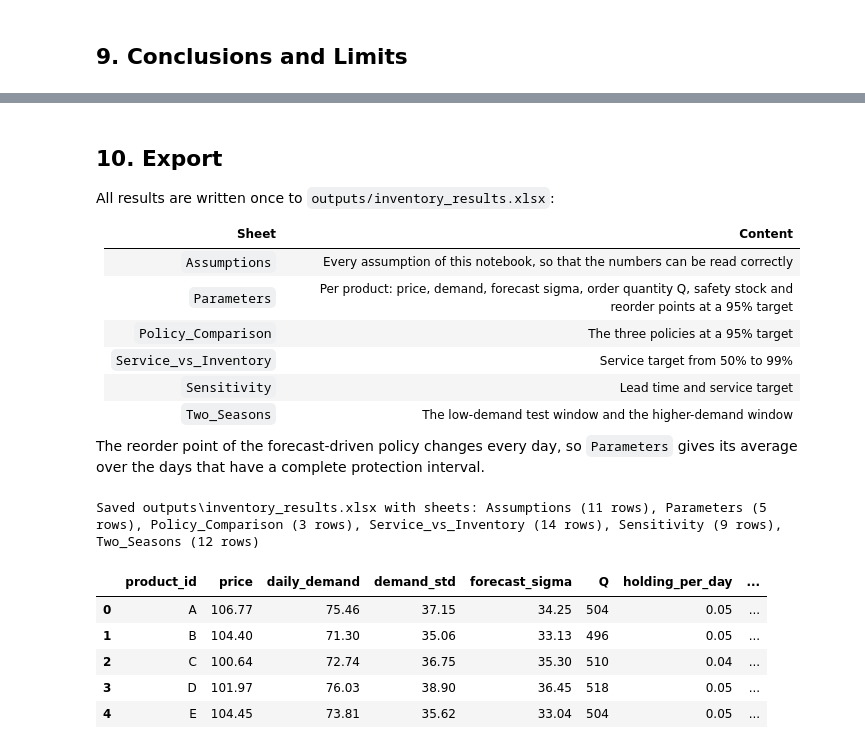
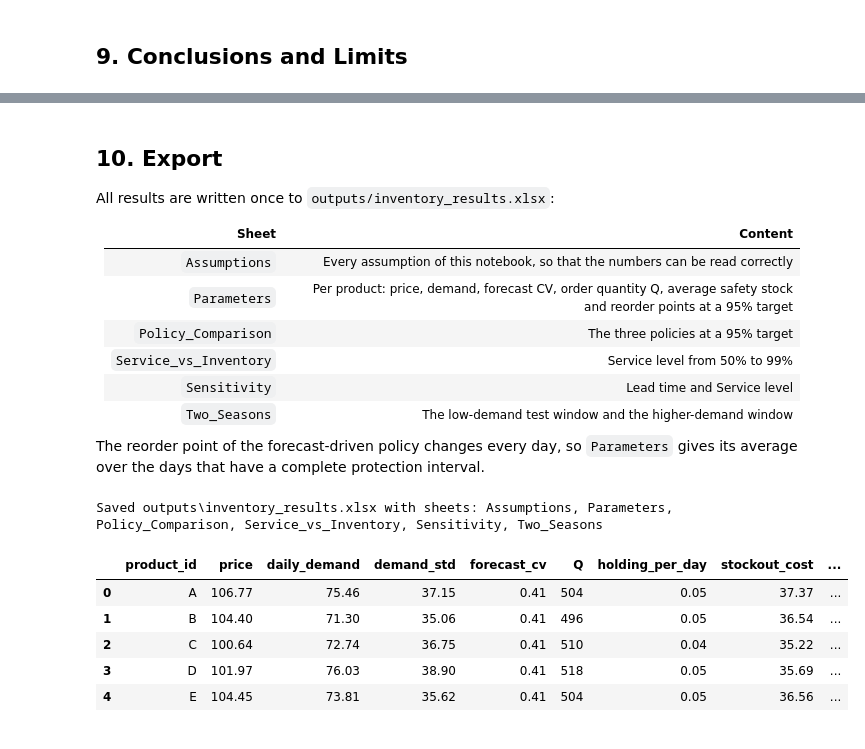
Before and after one commit to tientruongminh108/Forecast-Driven-Inventory-Optimization, a Jupyter notebook: notebooks/inventory_optimization.ipynb, the cells around one changed output, grey strips where cells are left out. Cells and saved outputs as stored; diff of their text form; code cells hidden in the pictures.

```diff
--- a/notebooks/inventory_optimization.ipynb
+++ b/notebooks/inventory_optimization.ipynb
@@ -115,8 +110,8 @@ def reorder_point(policy, mu, e, z=0.0, lead_time=L):
         return window_sum(mu, n)
     if policy == CLASSIC:
         return np.full(len(mu), e["daily_demand"] * n + z * e["demand_std"] * np.sqrt(n))
-    if policy == FORECAST:
-        return window_sum(mu, n) + z * e["forecast_sigma"] * np.sqrt(n)
+    if policy == FORECAST:       # sigma on day t = CV x forecast_t; the variances of the n daily errors add up
+        return window_sum(mu, n) + z * e["forecast_cv"] * np.sqrt(window_sum(np.asarray(mu) ** 2, n))
     raise ValueError(policy)
 
 
@@ -233,27 +228,27 @@ rows = []
 for policy in (CLASSIC, FORECAST):
     for a in ALPHAS:
         r = run_policy(policy, fc, econ, norm.ppf(a))
-        rows.append({"policy": policy, "service_target": a, "z": norm.ppf(a), **r[cols].to_dict()})
+        rows.append({"policy": policy, "service_level": a, "z": norm.ppf(a), **r[cols].to_dict()})
 frontier = pd.DataFrame(rows)
 
 fig, axes = plt.subplots(1, 2, figsize=(15, 5))
 colors = {CLASSIC: "#ef4444", FORECAST: "#2563eb"}
 for policy, f in frontier.groupby("policy"):
     axes[0].plot(f["avg_on_hand"], 100 * f["fill_rate"], marker="o", color=colors[policy], linewidth=2, label=policy)
-    axes[1].plot(f["service_target"], f["total_cost"], marker="o", color=colors[policy], linewidth=2, label=policy)
-axes[0].set_xlabel("Average stock on hand (units, 5 products)")
+    axes[1].plot(f["service_level"], f["total_cost"], marker="o", color=colors[policy], linewidth=2, label=policy)
+axes[0].set_xlabel("Average stock on hand")
 axes[0].set_ylabel("Fill rate (%)")
-axes[0].set_title("More service for the same stock = higher and further left", fontweight="bold")
+axes[0].set_title("Average stock by fill rate", fontweight="bold")
 axes[0].legend(loc="lower right")
-axes[1].set_xlabel("Service target (alpha)")
+axes[1].set_xlabel("Target service level")
 axes[1].set_ylabel("Total cost")
-axes[1].set_title("Total cost by service target", fontweight="bold")
-axes[1].legend(loc="upper left")
+axes[1].set_title("Total cost by service level", fontweight="bold")
+axes[1].legend(loc="upper right")
 plt.tight_layout()
 save_figure(fig, "03_service_vs_inventory")
 plt.show()
 
-tb, fd = (frontier[frontier["policy"] == p].set_index("service_target") for p in (CLASSIC, FORECAST))
+tb, fd = (frontier[frontier["policy"] == p].set_index("service_level") for p in (CLASSIC, FORECAST))
 pd.DataFrame({"fill % (classic)": 100 * tb["fill_rate"], "fill % (forecast)": 100 * fd["fill_rate"],
               "stock (classic)": tb["avg_on_hand"], "stock (forecast)": fd["avg_on_hand"],
               "cost (classic)": tb["total_cost"], "cost (forecast)": fd["total_cost"]}).round(
@@ -298,7 +293,7 @@ for lead in (3, 7, 14):
     for a in (0.90, 0.95, 0.99):
         t = run_policy(CLASSIC, fc, econ, norm.ppf(a), lead)
         f = run_policy(FORECAST, fc, econ, norm.ppf(a), lead)
-        rows.append({"lead_time": lead, "service_target": a,
+        rows.append({"lead_time": lead, "service_level": a,
                      "fill_classic (%)": 100 * t["fill_rate"], "fill_forecast (%)": 100 * f["fill_rate"],
                      "stock_classic": t["avg_on_hand"], "stock_forecast": f["avg_on_hand"],
                      "cost_classic": t["total_cost"], "cost_forecast": f["total_cost"],
@@ -330,25 +325,25 @@ The test period (September to December) is a low-demand season, where a flat "cl
 # %%
 # Second window: the cross-validation period
 fc_peak = cv.sort_values(["product_id", "date"]).reset_index(drop=True)
-econ_peak = make_econ(raw[raw["date"] < fc_peak["date"].min()], sigma)
+econ_peak = make_econ(raw[raw["date"] < fc_peak["date"].min()], cv_ratio)
 
 rows = []
 for window, frame, e in [("Sep-Dec 2024 (test)", fc, econ), ("Mar-Sep 2024 (higher demand)", fc_peak, econ_peak)]:
     for a in (0.90, 0.95, 0.99):
         for policy in (CLASSIC, FORECAST):
             r = run_policy(policy, frame, e, norm.ppf(a))
-            rows.append({"window": window, "service_target": a, "policy": policy, "fill_rate (%)": 100 * r["fill_rate"],
+            rows.append({"window": window, "service_level": a, "policy": policy, "fill_rate (%)": 100 * r["fill_rate"],
                          "avg_stock": r["avg_on_hand"], "holding_cost": r["holding_cost"],
                          "stockout_cost": r["stockout_cost"], "total_cost": r["total_cost"]})
 seasons = pd.DataFrame(rows)
 
 fig, axes = plt.subplots(1, 2, figsize=(14, 4.5), sharey=True)
-for ax, (window, f) in zip(axes, seasons[seasons["service_target"] == 0.95].groupby("window", sort=False)):
+for ax, (window, f) in zip(axes, seasons[seasons["service_level"] == 0.95].groupby("window", sort=False)):
     f.set_index("policy")[["holding_cost", "stockout_cost"]].plot(kind="bar", stacked=True, ax=ax, rot=0, legend=False)
     ax.set_title(f"{window}, 95% target", fontweight="bold")
     ax.set_xlabel("")
-axes[0].set_ylabel("Holding + stock-out cost (5 products)")
-axes[0].legend(["Holding", "Stock-out (lost margin)"])
+axes[0].set_ylabel("Holding + stock-out cost")
+axes[0].legend(["Holding", "Stock-out"])
 plt.tight_layout()
 save_figure(fig, "03_two_seasons")
 plt.show()
@@ -442,10 +439,10 @@ All results are written once to `outputs/inventory_results.xlsx`:
 | Sheet | Content |
 |---|---|
 | `Assumptions` | Every assumption of this notebook, so that the numbers can be read correctly |
-| `Parameters` | Per product: price, demand, forecast sigma, order quantity Q, safety stock and reorder points at a 95% target |
+| `Parameters` | Per product: price, demand, forecast CV, order quantity Q, average safety stock and reorder points at a 95% target |
 | `Policy_Comparison` | The three policies at a 95% target |
-| `Service_vs_Inventory` | Service target from 50% to 99% |
-| `Sensitivity` | Lead time and service target |
+| `Service_vs_Inventory` | Service level from 50% to 99% |
+| `Sensitivity` | Lead time and Service level |
 | `Two_Seasons` | The low-demand test window and the higher-demand window |
 
 The reorder point of the forecast-driven policy changes every day, so `Parameters` gives its average over the days that have a complete protection interval.
@@ -456,43 +453,44 @@ assumptions = pd.DataFrame([
     ("Lead time L (days)", L, "fixed; 3 and 14 days in the Sensitivity sheet"),
     ("Review period R (days)", R, ""),
     ("Fixed order cost K", K, "per order"),
     ("Unit cost / unit price", COST_RATIO, "price = mean price before the simulated period"),
     ("Holding cost (share of unit cost per year)", HOLDING_RATE, "charged on end-of-day stock"),
     ("Cost of a lost unit", "price - unit cost", "lost sales, no backorders"),
     ("Warm-up (days)", WARMUP, "ignored at the start of each simulation"),
-    ("z for a 95% service target", round(Z95, 4), ""),
+    ("z for a 95% service level", round(Z95, 4), ""),
+    ("Forecast CV (sd of error / forecast)", round(float(cv_ratio.iloc[0]), 3), "safety stock of the forecast-driven policy; measured in cross-validation"),
     ("Simulated period", f"{fc['date'].min().date()} to {fc['date'].max().date()}", "the 120 test days"),
 ], columns=["parameter", "value", "comment"])
 
 n = L + R
 rows = []
 for p in products:
     mu = fc.loc[fc["product_id"] == p, "forecast"].to_numpy()
     full = slice(0, len(mu) - n + 1)    # days with a complete protection interval
     rows.append({"product_id": p,
                  "reorder_point_classic_95": reorder_point(CLASSIC, mu, econ.loc[p], Z95)[0],
-                 "reorder_point_forecast_95_avg": reorder_point(FORECAST, mu, econ.loc[p], Z95)[full].mean()})
+                 "reorder_point_forecast_95_avg": reorder_point(FORECAST, mu, econ.loc[p], Z95)[full].mean(),
+                 "safety_stock_forecast_95_avg": (reorder_point(FORECAST, mu, econ.loc[p], Z95) - window_sum(mu, n))[full].mean()})
 policy_params = econ.join(pd.DataFrame(rows).set_index("product_id"))
-policy_params["safety_stock_95"] = Z95 * policy_params["forecast_sigma"] * np.sqrt(n)
-policy_params = policy_params.reset_index()[["product_id", "price", "daily_demand", "demand_std", "forecast_sigma", "Q", "holding_per_day",
-                                             "stockout_cost", "safety_stock_95", "reorder_point_classic_95", "reorder_point_forecast_95_avg"]]
+policy_params = policy_params.reset_index()[["product_id", "price", "daily_demand", "demand_std", "forecast_cv", "Q", "holding_per_day",
+                                             "stockout_cost", "reorder_point_classic_95", "safety_stock_forecast_95_avg", "reorder_point_forecast_95_avg"]]
 
 sheets = {
     "Assumptions": assumptions,
     "Parameters": policy_params,
     "Policy_Comparison": headline.reset_index().rename(columns={"index": "policy"}),
     "Service_vs_Inventory": frontier.assign(fill_rate=100 * frontier["fill_rate"]).rename(columns={"fill_rate": "fill_rate (%)", "avg_on_hand": "avg_stock (units)"}),
     "Sensitivity": sensitivity,
     "Two_Seasons": seasons,
 }
 path = save_workbook(sheets, "inventory_results")
-print("Saved", path.relative_to(ROOT), "with sheets:", ", ".join(f"{k} ({len(v)} rows)" for k, v in sheets.items()))
+print("Saved", path.relative_to(ROOT), "with sheets:", ", ".join(f"{k}" for k, v in sheets.items()))
 policy_params.round(2)
 # %% [output]
-Saved outputs\inventory_results.xlsx with sheets: Assumptions (11 rows), Parameters (5 rows), Policy_Comparison (3 rows), Service_vs_Inventory (14 rows), Sensitivity (9 rows), Two_Seasons (12 rows)
+Saved outputs\inventory_results.xlsx with sheets: Assumptions, Parameters, Policy_Comparison, Service_vs_Inventory, Sensitivity, Two_Seasons
-|  | product_id | price | daily_demand | demand_std | forecast_sigma | Q | holding_per_day | ... |
-| 0 | A | 106.77 | 75.46 | 37.15 | 34.25 | 504 | 0.05 | ... |
-| 1 | B | 104.40 | 71.30 | 35.06 | 33.13 | 496 | 0.05 | ... |
-| 2 | C | 100.64 | 72.74 | 36.75 | 35.30 | 510 | 0.04 | ... |
-| 3 | D | 101.97 | 76.03 | 38.90 | 36.45 | 518 | 0.05 | ... |
-| 4 | E | 104.45 | 73.81 | 35.62 | 33.04 | 504 | 0.05 | ... |
+|  | product_id | price | daily_demand | demand_std | forecast_cv | Q | holding_per_day | stockout_cost | ... |
+| 0 | A | 106.77 | 75.46 | 37.15 | 0.41 | 504 | 0.05 | 37.37 | ... |
+| 1 | B | 104.40 | 71.30 | 35.06 | 0.41 | 496 | 0.05 | 36.54 | ... |
+| 2 | C | 100.64 | 72.74 | 36.75 | 0.41 | 510 | 0.04 | 35.22 | ... |
+| 3 | D | 101.97 | 76.03 | 38.90 | 0.41 | 518 | 0.05 | 35.69 | ... |
+| 4 | E | 104.45 | 73.81 | 35.62 | 0.41 | 504 | 0.05 | 36.56 | ... |
```
Also changed, not shown: parts of 30 cells of this notebook, 13 other files.
